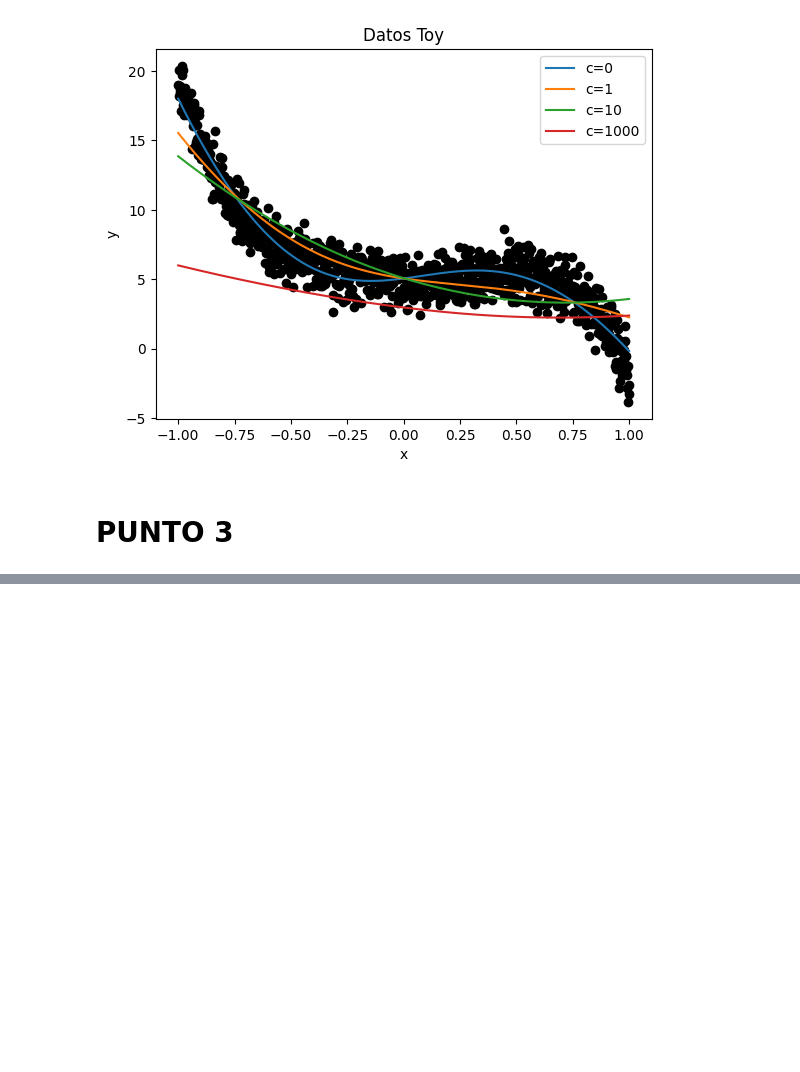
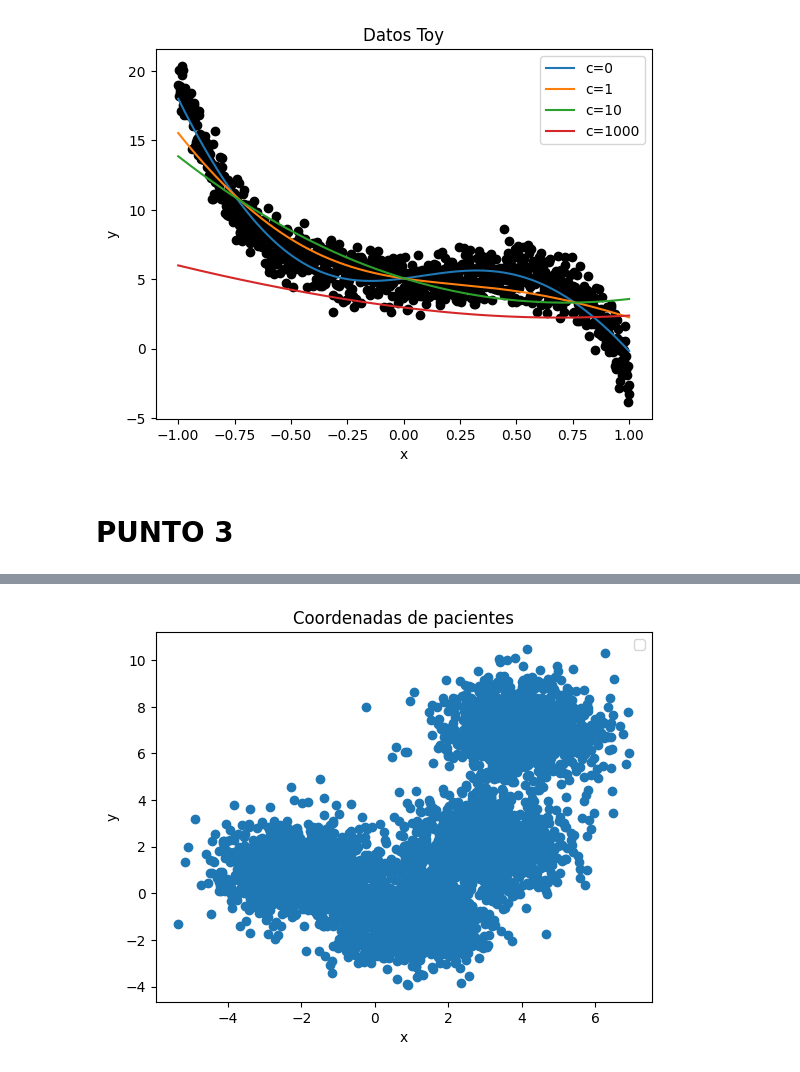
Before and after one commit to jlpar07/Tarea4FundamentosML, a Jupyter notebook: tarea4.ipynb, the cells around one changed output, grey strips where cells are left out. Saved outputs shown, nothing was run; the diff lists cells and outputs as text; code cells hidden in the pictures; blank space fills up the shorter version.

```diff
--- a/tarea4.ipynb
+++ b/tarea4.ipynb
@@ -102,0 +107,3 @@ plt.show()
+# %%
+datos5 = pd.read_csv('data/coordenadasPacientes.txt', header=None, delim_whitespace=True, names=['x', 'y'])
+datos5.head()
@@ -102,0 +117,12 @@ plt.show()
+# %%
+x=np.array(datos5['x'])
+y=np.array(datos5['y'])
+
+plt.scatter(x,y)
+plt.xlabel('x')
+plt.ylabel('y')
+plt.legend()
+plt.title('Coordenadas de pacientes')
+plt.show()
+# %% [output]
+[figure, added]
```
Also changed, not shown: parts of 3 cells of this notebook.
